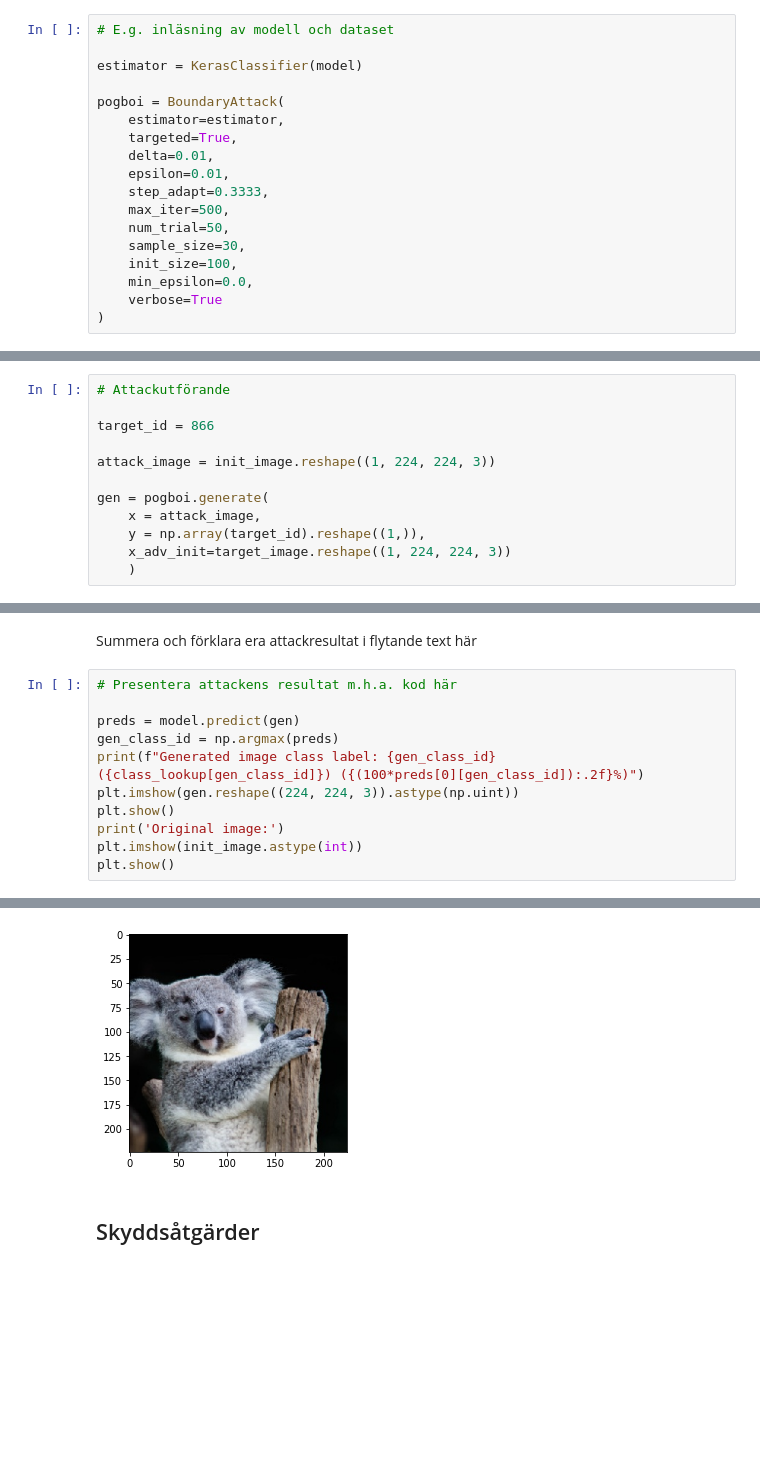
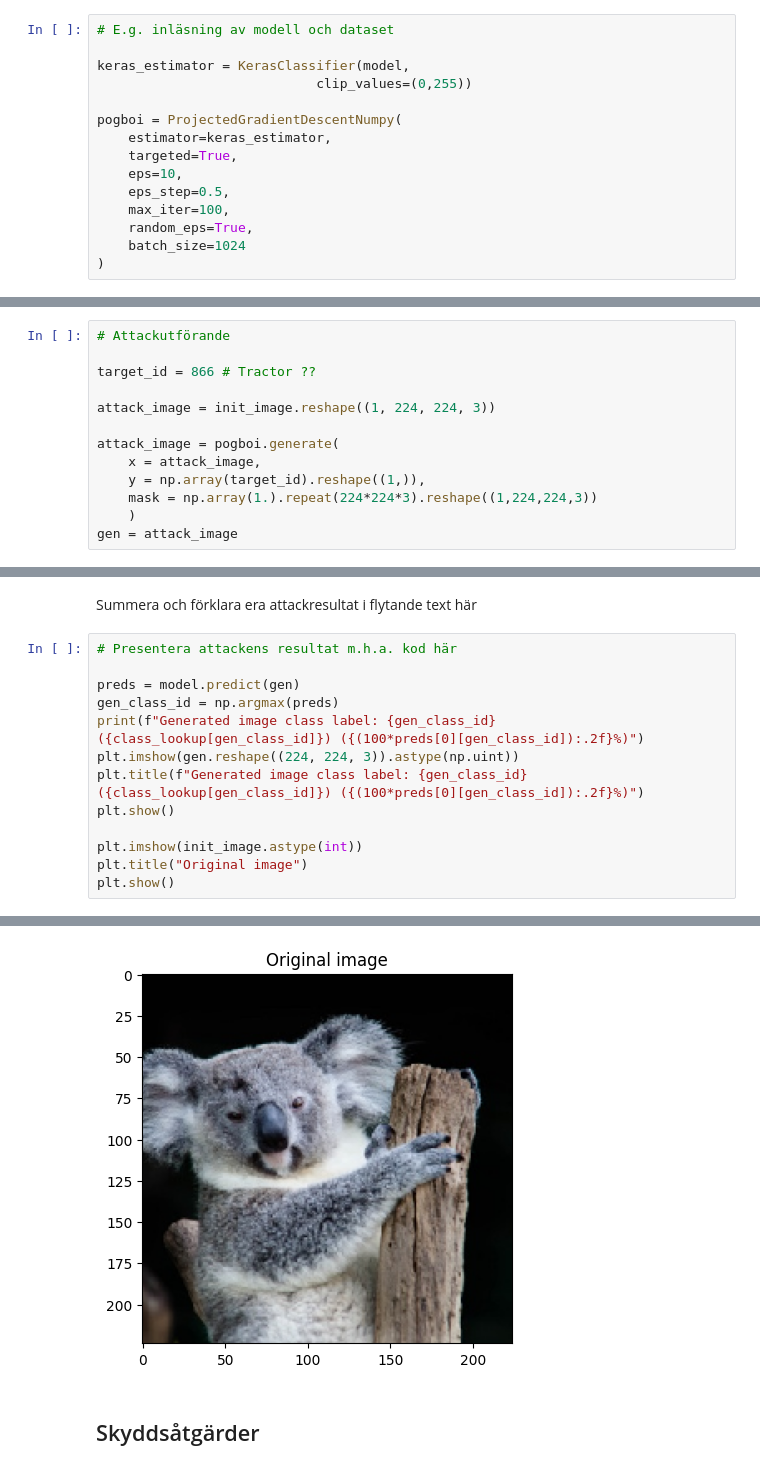
Before and after one commit to AvanaPY/DV2607Lab1, a Jupyter notebook: Part2/Part2/DV2607-Inl_Del_2-Adversarial_input_attack.ipynb, the cells around one changed output, grey strips where cells are left out. Drawn from its saved outputs; the diff is of its cells as text; blank space fills up the shorter version.

```diff
--- a/Part2/Part2/DV2607-Inl_Del_2-Adversarial_input_attack.ipynb
+++ b/Part2/Part2/DV2607-Inl_Del_2-Adversarial_input_attack.ipynb
@@ -104,20 +100,17 @@ from art.attacks.evasion import SignOPTAttack
 # %%
 # E.g. inläsning av modell och dataset
 
-estimator = KerasClassifier(model)
+keras_estimator = KerasClassifier(model,
+                            clip_values=(0,255))
 
-pogboi = BoundaryAttack(
-    estimator=estimator,
+pogboi = ProjectedGradientDescentNumpy(
+    estimator=keras_estimator,
     targeted=True,
-    delta=0.01,
-    epsilon=0.01,
-    step_adapt=0.3333,
-    max_iter=500,
-    num_trial=50,
-    sample_size=30,
-    init_size=100,
-    min_epsilon=0.0,
-    verbose=True
+    eps=10,
+    eps_step=0.5,
+    max_iter=100,
+    random_eps=True,
+    batch_size=1024
 )
 # %% [markdown]
 ### Modellering
@@ -132,15 +125,16 @@ Beskriv attackprocessen kortfattat här
 # %%
 # Attackutförande
 
-target_id = 866
+target_id = 866 # Tractor ??
 
 attack_image = init_image.reshape((1, 224, 224, 3))
 
-gen = pogboi.generate(
+attack_image = pogboi.generate(
     x = attack_image,
     y = np.array(target_id).reshape((1,)),
-    x_adv_init=target_image.reshape((1, 224, 224, 3))
+    mask = np.array(1.).repeat(224*224*3).reshape((1,224,224,3))
     )
+gen = attack_image
 # %% [markdown]
 ### Attackresultat
 # %% [markdown]
@@ -152,8 +146,10 @@ preds = model.predict(gen)
 gen_class_id = np.argmax(preds)
 print(f"Generated image class label: {gen_class_id} ({class_lookup[gen_class_id]}) ({(100*preds[0][gen_class_id]):.2f}%)")
 plt.imshow(gen.reshape((224, 224, 3)).astype(np.uint))
+plt.title(f"Generated image class label: {gen_class_id} ({class_lookup[gen_class_id]}) ({(100*preds[0][gen_class_id]):.2f}%)")
 plt.show()
-print('Original image:')
+
 plt.imshow(init_image.astype(int))
+plt.title("Original image")
 plt.show()
 # %% [output]
@@ -163,4 +158,4 @@ Original image:
-[figure, old version]
+[figure, new version]
 # %% [markdown]
 ## Skyddsåtgärder
 # %% [markdown]
```
Also changed, not shown: parts of 5 cells of this notebook, 3 other files.
